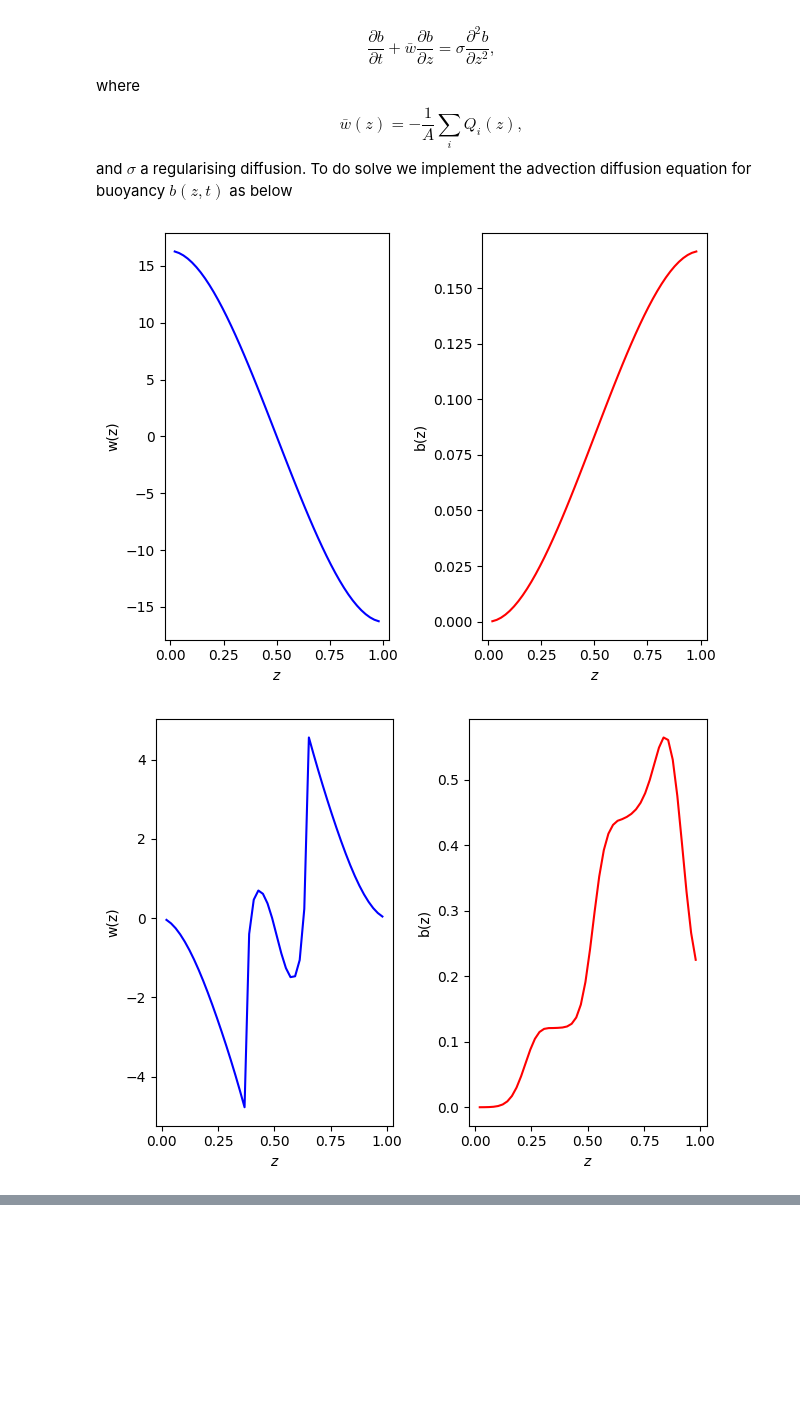
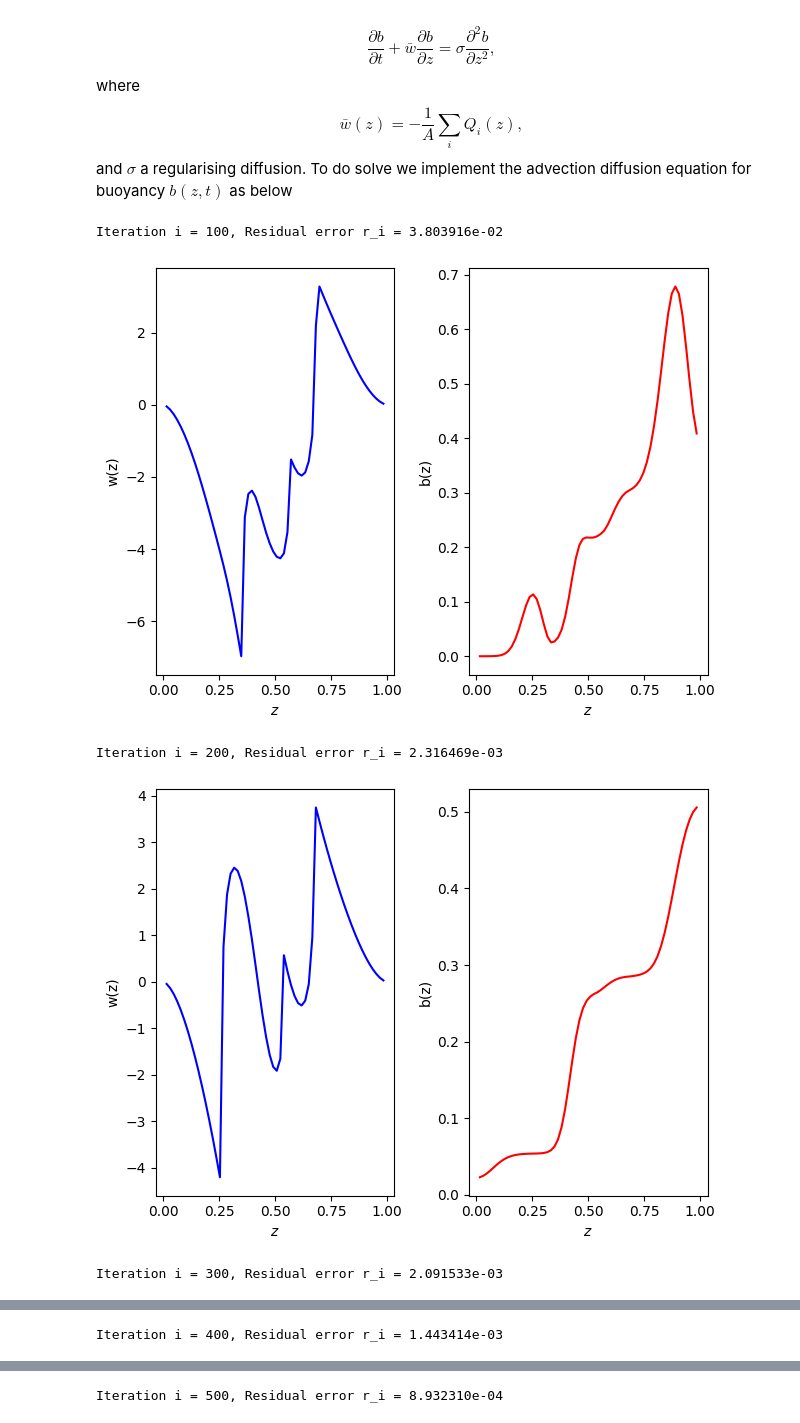
Before and after one commit to mannixp/D.strafity-mapping, a Jupyter notebook: Plume_Model.ipynb, the cells around one changed output, grey strips where cells are left out. Saved outputs shown, nothing was run; the diff lists cells and outputs as text; code cells hidden in the pictures; blank space fills up the shorter version.

```diff
--- a/Plume_Model.ipynb
+++ b/Plume_Model.ipynb
@@ -140,16 +138,19 @@ def Plot_F_and_Q(f,q,label_f='$F(z)$',label_q='$Q(z)$'):
 
 # Initial conditions
 Nsq    =1*(z/z)
-#Plumes = {'F1':0.3,'F2':0.7,'F3':-1.0}
-Plumes = {'F1':.1,'F2':-.1}
+Plumes = {'F1':0.3,'F2':0.7,'F3':-1.0}
+#Plumes = {'F1':.1,'F2':-.1}
 
+import time
 
+time_plume=0.
 Q = 0*z
 F = 0*z
 for F_key,F_value in Plumes.items():
 
   print(F_key,F_value)
-  Fi,Qi  = Plume_Solve(F_value,Nsq); Plot_F_and_Q(Fi,Qi)
+  Fi,Qi  = Plume_Solve(F_value,Nsq)#,rtol=1e-01,atol=1e-02);
+  #Plot_F_and_Q(Fi,Qi)
   F+=Fi; Q+=Qi
 
 Plot_F_and_Q(F,Q)
@@ -170,7 +170,7 @@ where
 \end{equation*}
 and $\sigma$ a regularising diffusion. To do solve we implement the advection diffusion equation for buoyancy $b(z,t)$ as below
 # %%
-def step_buoyancy(w,b,σ=.1,dt=1e-03):
+def step_buoyancy(w,b,σ=.1,dt=1e-03,A_inv = None, B = None):
 
     """
     Step forward using one time-step
@@ -192,8 +192,12 @@ def step_buoyancy(w,b,σ=.1,dt=1e-03):
 
     if σ > 0:
 
-      A = (I/dt - .5*σ*L)
-      return np.linalg.solve(A,(I/dt + .5*σ*L)@b - w*(D@b) )
+      if (A_inv is None) and (B is None):
+        A = (I/dt - .5*σ*L)
+        B = (I/dt + .5*σ*L)
+        return np.linalg.solve(A,B@b - w*(D@b) )
+      else:
+        return A_inv@( B@b - w*(D@b) )
 
     elif σ == 0:
 
@@ -206,39 +210,49 @@ def step_buoyancy(w,b,σ=.1,dt=1e-03):
 # %%
 # Sources and IC
 b      = 1*( (z**2)/2 - (z**3)/3 )
 Nsq    = D@b;
-Plumes = {'F1':1.0,'F2':-1.0}
+#Plumes = {'F1':1.0,'F2':-1.0}
+Plumes = {'F1':0.7,'F2':0.3,'F3':-1.0}
 Area   = 1.0
 
+σ     = 0.05
+dt    = 1e-03
+A_inv = np.linalg.inv(I/dt - .5*σ*L)
+B     = (I/dt + .5*σ*L)
 
-Error = []
-timer = 0.
-for iter in range(10**3):
+Error = [1.0];
+iter  = 0;
+while (Error[-1] > 1e-04) or (iter < 10**3):
 
   # (1) solve plume equations
   w = 0*z
   for F_key,F_value in Plumes.items():
     Q_i= Plume_Solve(F_value,Nsq)[1]
     w -= Q_i/Area
 
-  if iter%100 ==0:
-    Plot_F_and_Q(w,b,label_f='w(z)',label_q='b(z)')
-
   # (2) step db/dt forward
-  b = step_buoyancy(w,b,σ=0.05,dt=1e-03)
+  b = step_buoyancy(w,b,σ=σ,dt=dt,A_inv=A_inv,B=B)
 
   # (3) update N^2 & check converged
   Error.append(  np.linalg.norm(Nsq - D@b,2)/np.linalg.norm(Nsq,2) )
   Nsq   = D@b;
+  iter += 1.
+
+  if iter%100 ==0:
+    print('Iteration i = %d, Residual error r_i = %e \n'%(iter,Error[-1]))
+    #Plot_F_and_Q(w,b,label_f='w(z)',label_q='b(z)')
+
 
 plt.ylabel(r'$|N^2_{i+1} - N^2_i|_2/|N^2_i|_2$')
 plt.xlabel(r'Iteration $i$')
 plt.semilogy(Error)
 plt.show()
 
 Plot_F_and_Q(w,b,label_f='w(z)',label_q='b(z)')
-
 Plot_F_and_Q(D@w,Nsq,label_f='dw(z)/dz',label_q='N^2(z)')
 # %% [output]
+Iteration i = 100, Residual error r_i = 3.803916e-02
-[figure, old version]
+[figure, new version]
+Iteration i = 200, Residual error r_i = 2.316469e-03
-[figure, old version]
+[figure, new version]
+Iteration i = 300, Residual error r_i = 2.091533e-03
@@ -245,0 +260 @@ Plot_F_and_Q(D@w,Nsq,label_f='dw(z)/dz',label_q='N^2(z)')
+Iteration i = 400, Residual error r_i = 1.443414e-03
@@ -246,0 +262 @@ Plot_F_and_Q(D@w,Nsq,label_f='dw(z)/dz',label_q='N^2(z)')
+Iteration i = 500, Residual error r_i = 8.932310e-04
```
Also changed, not shown: parts of 4 cells of this notebook.
